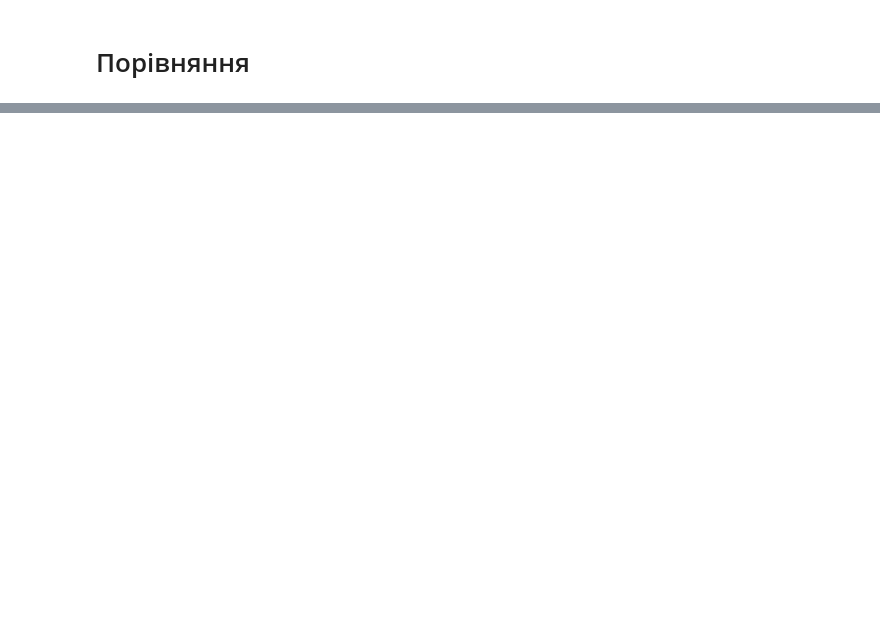
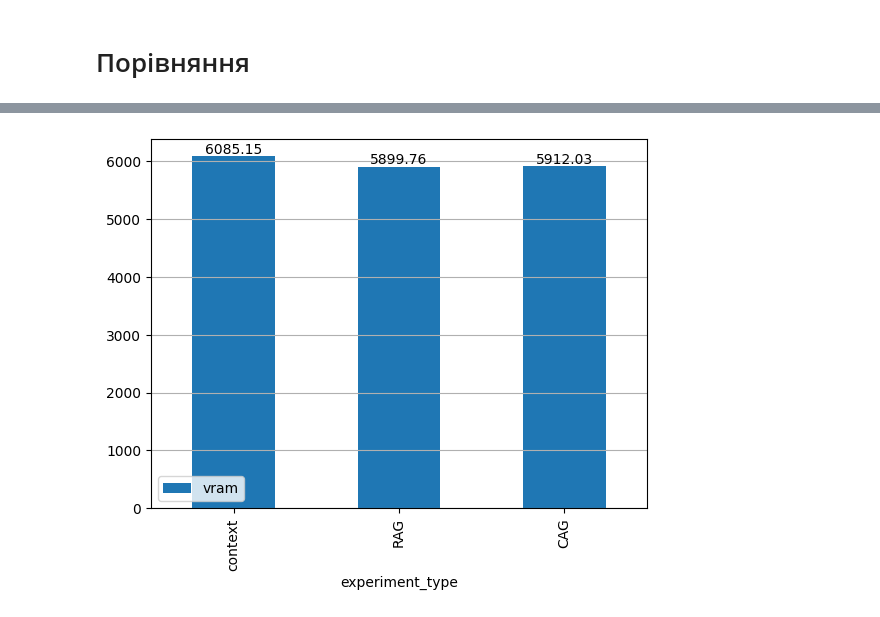
Before and after one commit to Alex2135/RAG_vs_CAG_analysis, a Jupyter notebook: RAG vs CAG with Llama3.1 8b model.ipynb, the cells around one changed output, grey strips where cells are left out. Drawn from its saved outputs; the diff is of its cells as text; code cells hidden in the pictures; blank space fills up the shorter version.

```diff
--- a/RAG vs CAG with Llama3.1 8b model.ipynb
+++ b/RAG vs CAG with Llama3.1 8b model.ipynb
@@ -334,14 +363,13 @@ chat = [
     {"role": "system", "content": SYSTEM_PROMPT},
     {"role": "user", "content": "Who is Stepan Giga?"},
 ]
-generated_text, n_tokens_with_RAG = generate_completion_with_RAG(
+
+generated_text, stats_with_RAG = measure_generation_stats(generate_completion_with_RAG)(
     model_4bit,
     tokenizer,
     chat,
     simple_rag,
-    top_k=2
+    top_k=5
 )
-generated_text, n_tokens_with_RAG
-print(f"Кількість вхідних токенів: {n_tokens_with_RAG}")
 print(generated_text)
 # %% [output]
@@ -481,0 +512,11 @@ print(generated_text)
+# %%
+# Запит до моделі вже без chat_templates, ніби з продовження закешованого запиту.
+prompt = "Хто такий Степан Ґіґа?"
+generated_text, stats_with_CAG = measure_generation_stats(generate_completion_with_CAG)(
+    model_4bit,
+    tokenizer,
+    prompt,
+    past_outputs,
+    past_key_values,
+)
+print(generated_text)
@@ -562,0 +580,6 @@ plt.show()
+# %%
+ax = df_stats.plot.bar(x="experiment_type", y="vram")
+ax.bar_label(ax.containers[0])
+plt.grid(axis="y")
+# %% [output]
+[figure, added]
```
Also changed, not shown: parts of 17 cells of this notebook.
